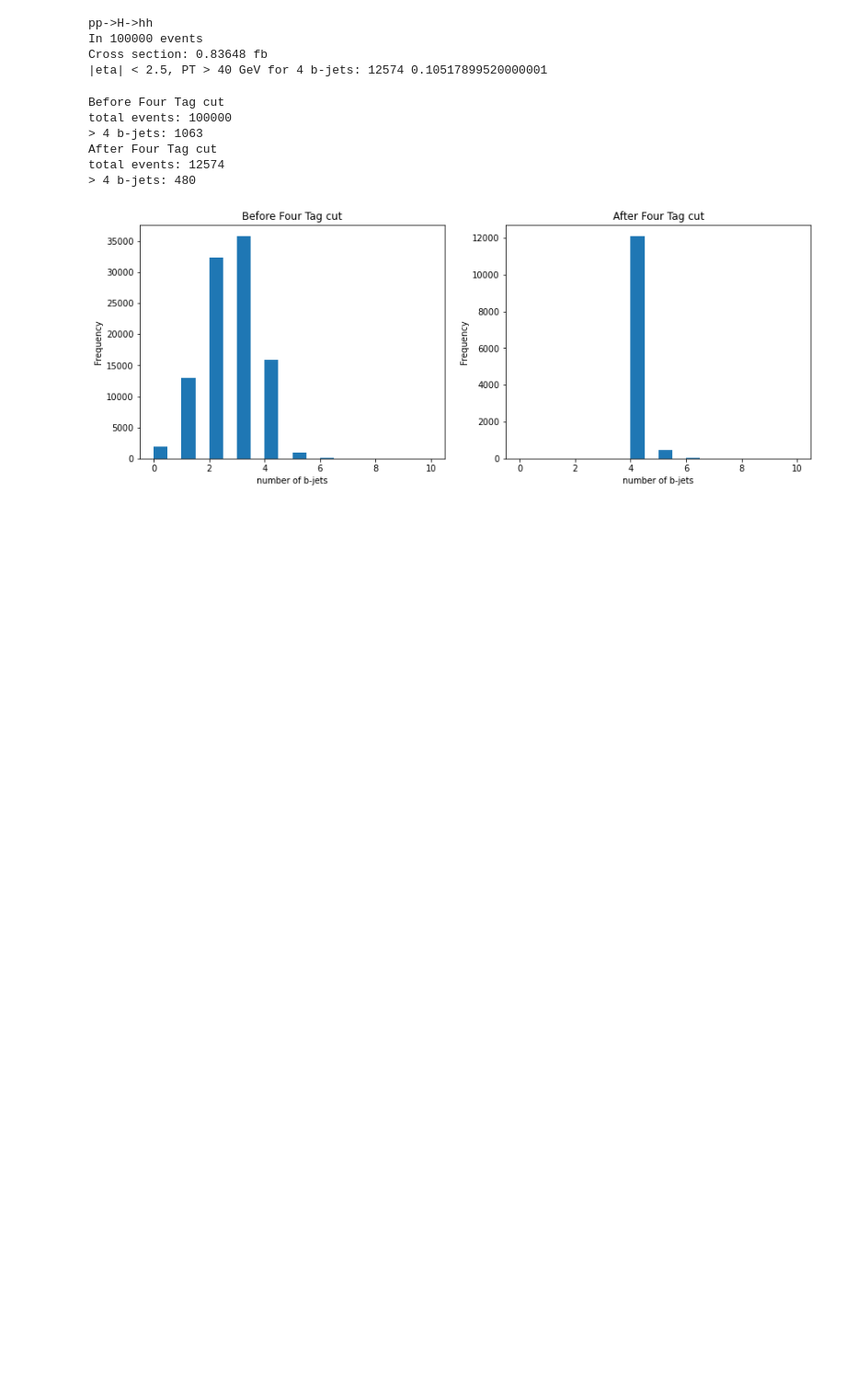
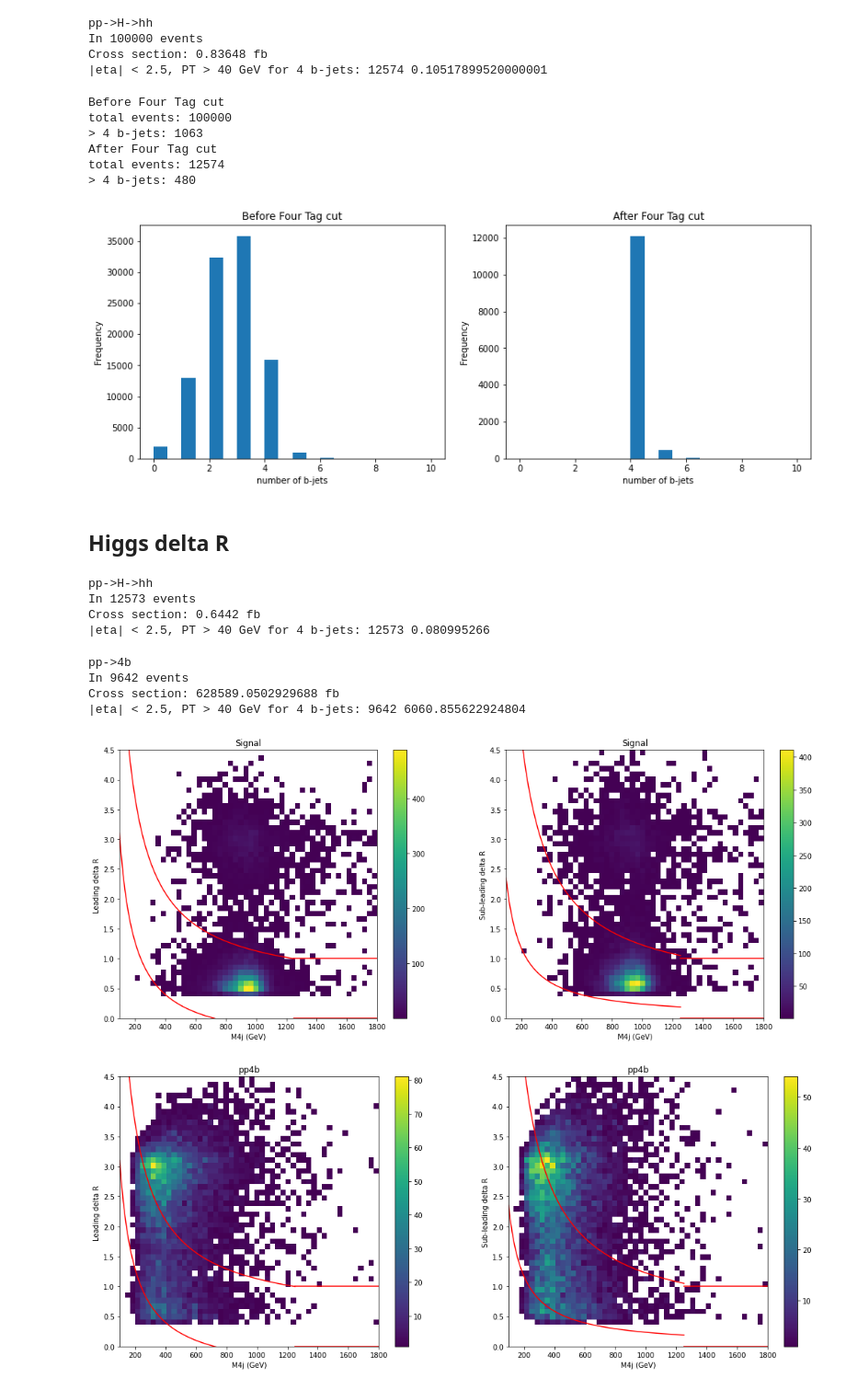
Before and after one commit to r10222035/3-4-Higgs-Collider-Study, a Jupyter notebook: Analysis/ATLAS_diHiggs_signal_selection.ipynb, the cells around one changed output. Shown: that part at 92% size. Drawn from its saved outputs; the diff is of its cells as text; code cells hidden in the pictures; blank space fills up the shorter version.

Commit message:
Draw dR, PT, dEta and mass plots

```diff
--- a/Analysis/ATLAS_diHiggs_signal_selection.ipynb
+++ b/Analysis/ATLAS_diHiggs_signal_selection.ipynb
@@ -141,3 +194,6 @@ def XWt(mW, mt):
     # mt: top candidate mass
 
     return (((mW-80)/(0.1*mW))**2 + ((mt-173)/(0.1*mt))**2)**0.5
+# %%
+def print_count_xsection(text, cross_section, count, total):
+    print(text, count, cross_section * count / total)
@@ -736,3 +1796,41 @@ After Four Tag cut
 total events: 12574
 > 4 b-jets: 480
 [figure]
+# %% [markdown]
+## Higgs delta R
+# %%
+# 13 TeV 100k pp->H->hh b-tagging part: MV2c10 H = 1000 GeV
+# file_path = '/home/r10222035/Software/MG5_aMC_v3_3_1/CPVDM/proc_ppHhh/Events/run_66_decayed_1/tag_1_delphes_events.root'
+file_path = '/home/r10222035/CPVDM/100k_diHiggs_4b_MV2c10_PT40_signal_predict.h5'
+tot_event = 100000
+cross_section = 0.6442
+pairing_method = 'deltaR_minDHH'
+dR_s, m4j_s = get_diHiggs_deltaR_m4j_HDF5(file_path,
+                                  tot_event=tot_event,
+                                  pairing_method=pairing_method,
+                                  xection = cross_section,
+                                  title='pp->H->hh',
+                                  nevent_max=100000)
+# %% [output]
+pp->H->hh
+In 12573 events
+Cross section: 0.6442 fb
+|eta| < 2.5, PT > 40 GeV for 4 b-jets: 12573 0.080995266
+# %%
+# 13 TeV 1M pp->4b b-tagging part: MV2c10
+# file_path = '/home/r10222035/Software/MG5_aMC_v3_3_1/CPVDM/pp4b/Events/run_13/...'
+file_path = '/home/r10222035/CPVDM/1M_diHiggs_4b_MV2c10_PT40_background_predict.h5'
+tot_event = 1000000
+cross_section = 628589.0502929688
+pairing_method = 'deltaR_minDHH'
+dR_4b, m4j_4b = get_diHiggs_deltaR_m4j_HDF5(file_path,
+                                  tot_event=tot_event,
+                                  pairing_method=pairing_method,
+                                  xection = cross_section,
+                                  title='pp->4b',
+                                  nevent_max=100000)
+# %% [output]
+pp->4b
+In 9642 events
+Cross section: 628589.0502929688 fb
+|eta| < 2.5, PT > 40 GeV for 4 b-jets: 9642 6060.855622924804
@@ -738,0 +1891,6 @@ total events: 12574
+# %%
+plot_dR_m4j(dR = dR_s, m4j=m4j_s, title = 'Signal')
+plot_dR_m4j(dR = dR_4b, m4j=m4j_4b, title = 'pp4b')
+# %% [output]
+[figure, added]
+[figure, added]
```
Also changed, not shown: parts of 84 cells of this notebook.
